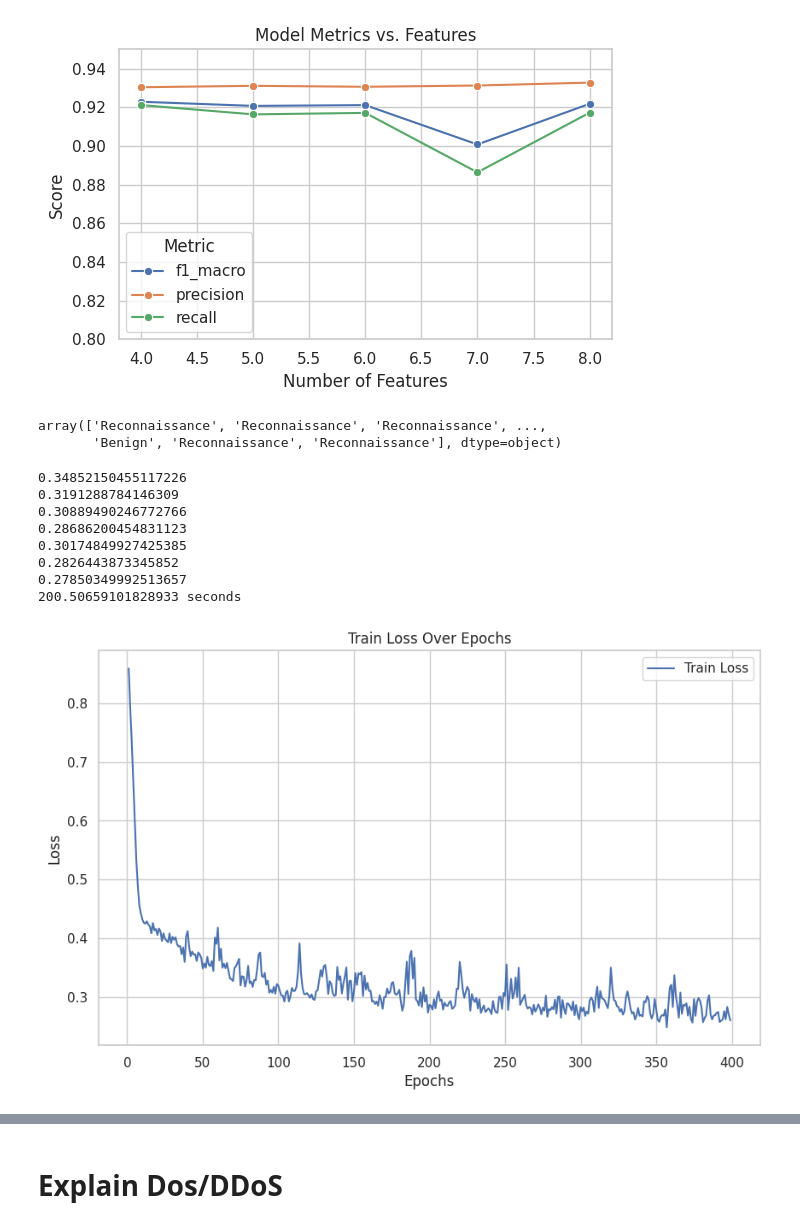
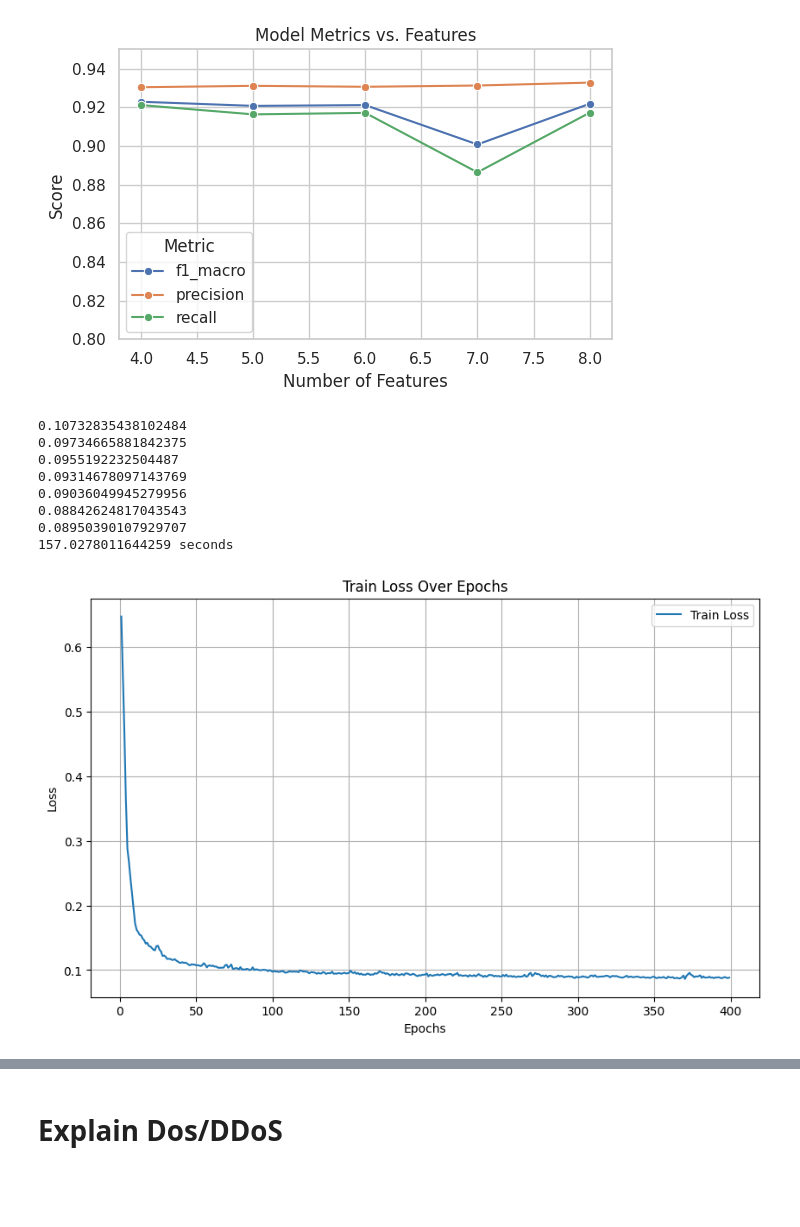
Before and after one commit to EANimesha/TrustGuard, a Jupyter notebook: Trustguard_Nf_BoT_IoT.ipynb, the cells around one changed output, grey strips where cells are left out. Drawn from its saved outputs; the diff is of its cells as text; code cells hidden in the pictures; blank space fills up the shorter version.

```diff
--- a/Trustguard_Nf_BoT_IoT.ipynb
+++ b/Trustguard_Nf_BoT_IoT.ipynb
@@ -2242,8 +2334,8 @@ attck_sub_graph.edges()
 # %%
 print(attck_sub_graph)
-# edge_mask_intrusion_round = th.round(attck_edge_mask)
-# unwanted_1 = list((edge_mask_intrusion_round == 0).nonzero(as_tuple=True)[0].cpu().detach().numpy())
-unwanted_1 = list((attck_edge_mask < 0.001).nonzero(as_tuple=True)[0].cpu().detach().numpy())
+edge_mask_intrusion_round = th.round(attck_edge_mask)
+unwanted_1 = list((edge_mask_intrusion_round == 0).nonzero(as_tuple=True)[0].cpu().detach().numpy())
+# unwanted_1 = list((attck_edge_mask < 0.001).nonzero(as_tuple=True)[0].cpu().detach().numpy())
 if attck_edge_indice in unwanted_1:
     unwanted_1.remove(attck_edge_indice)
 
@@ -2722,10 +2816,12 @@ def train_and_test(explainer_name, ratio_perc_to_keep,sorted_list, class_idx):
         'recall': class_metrics['recall']
     }
 # %%
-sorted_items_pg = {0: [0, 6, 3, 5, 1, 2, 4, 7], 1: [2, 4, 0, 1, 5, 7, 3, 6], 2: [4, 7, 0, 1, 5, 3, 6, 2], 3: [1, 7, 6, 2, 0, 5, 3, 4]}
+sorted_items_pg = {0: [6, 5, 0, 3, 2, 1, 7, 4], 1: [0, 3, 4, 2, 7, 1, 6, 5], 2: [5, 7, 4, 3, 0, 1, 2, 6], 3: [3, 5, 0, 1, 4, 7, 6, 2]}
+# {0: [0, 6, 3, 5, 1, 2, 4, 7], 1: [2, 4, 0, 1, 5, 7, 3, 6], 2: [4, 7, 0, 1, 5, 3, 6, 2], 3: [1, 7, 6, 2, 0, 5, 3, 4]}
 # {0: [7, 6, 1, 4, 3, 2, 0, 5], 1: [0, 3, 2, 4, 7, 1, 5, 6], 2: [7, 4, 5, 6, 3, 1, 2, 0], 3: [2, 0, 1, 6, 4, 5, 3, 7]}
 # {0: [3, 1, 0, 4, 6, 2, 5, 7], 1: [5, 7, 0, 3, 1, 4, 6, 2], 2: [1, 4, 7, 0, 3, 5, 6, 2], 3: [7, 0, 1, 6, 3, 2, 5, 4]}
-sorted_items_gnn = {0: [2, 1, 6, 7, 3, 4, 0, 5], 1: [2, 1, 5, 3, 0, 7, 6, 4], 2: [2, 1, 3, 7, 0, 5, 4, 6], 3: [7, 6, 3, 5, 1, 2, 4, 0]}
+sorted_items_gnn = {0: [6, 1, 2, 5, 3, 0, 7, 4], 1: [2, 3, 4, 6, 0, 5, 7, 1], 2: [4, 7, 6, 1, 3, 2, 0, 5], 3: [6, 3, 4, 1, 0, 5, 2, 7]}
+# {0: [2, 1, 6, 7, 3, 4, 0, 5], 1: [2, 1, 5, 3, 0, 7, 6, 4], 2: [2, 1, 3, 7, 0, 5, 4, 6], 3: [7, 6, 3, 5, 1, 2, 4, 0]}
 # {0: [0, 7, 5, 6, 4, 3, 1, 2], 1: [0, 3, 2, 1, 4, 5, 6, 7], 2: [1, 4, 0, 5, 6, 7, 3, 2], 3: [3, 6, 4, 0, 7, 1, 2, 5]}
 # {0: [5, 1, 4, 7, 3, 6, 2, 0], 1: [5, 2, 4, 3, 0, 7, 6, 1], 2: [2, 4, 3, 5, 0, 7, 1, 6], 3: [4, 7, 1, 3, 2, 5, 6, 0]}
 # %%
@@ -3763,7 +3870,8 @@ def predict_one_vs_all(model,graph,nfeats, efeats,selected_features_per_class):
 selected_features_per_class_gnn ={0: [2, 6, 4, 1, 5, 7, 0, 3], 1: [3, 5, 1, 6, 7, 0, 4, 2], 2: [1, 5, 6, 0, 7, 4, 2, 3], 3: [5, 3, 0, 4, 6, 1, 2, 7]}
 
 #for e-pg
-selected_features_per_class_pg = {0: [0, 6, 3, 5, 1, 2, 4, 7], 1: [2, 4, 0, 1, 5, 7, 3, 6], 2: [4, 7, 0, 1, 5, 3, 6, 2], 3: [1, 7, 6, 2, 0, 5, 3, 4]}
+selected_features_per_class_pg = {0: [6, 5, 0, 3, 2, 1, 7, 4], 1: [0, 3, 4, 2, 7, 1, 6, 5], 2: [5, 7, 4, 3, 0, 1, 2, 6], 3: [3, 5, 0, 1, 4, 7, 6, 2]}
+# {0: [0, 6, 3, 5, 1, 2, 4, 7], 1: [2, 4, 0, 1, 5, 7, 3, 6], 2: [4, 7, 0, 1, 5, 3, 6, 2], 3: [1, 7, 6, 2, 0, 5, 3, 4]}
 # {0: [7, 6, 1, 4, 3, 2, 0, 5], 1: [0, 3, 2, 4, 7, 1, 5, 6], 2: [7, 4, 5, 6, 3, 1, 2, 0], 3: [2, 0, 1, 6, 4, 5, 3, 7]}
 # %% [markdown]
 ## With E-GNNExplainer
@@ -3938,0 +4054,25 @@ df_ova_results
+# %%
+import matplotlib.pyplot as plt
+import seaborn as sns
+
+# Melt the DataFrame to have one row per metric
+df_melted = df_ova_results.melt(id_vars='features',
+                    value_vars=['f1_macro', 'precision', 'recall'],
+                    var_name='Metric', value_name='Score')
+
+# Plot
+import seaborn as sns
+sns.set(style='whitegrid')
+
+plt.figure(figsize=(6, 4))
+sns.lineplot(data=df_melted, x='features', y='Score', hue='Metric', marker='o')
+
+plt.title('Model Metrics vs. Features')
+plt.xlabel('Number of Features')
+plt.ylabel('Score')
+plt.ylim(0.80, 0.95)
+plt.legend(title='Metric')
+plt.tight_layout()
+# plt.savefig("/scratch/kc01/na3038/TrainedModels/plot.png")
+plt.show()
+#this is final result
@@ -3988,11 +4139,6 @@ plt.savefig("/scratch/kc01/na3038/TrainedModels/plot.png")
 plt.show()
 # %% [output]
 [figure]
-# %%
-le.inverse_transform(actual.cpu())
-# %% [output]
-array(['Reconnaissance', 'Reconnaissance', 'Reconnaissance', ...,
-       'Benign', 'Reconnaissance', 'Reconnaissance'], dtype=object)
 # %%
 nfeats = G.ndata['h']
 efeats = G.edata['h']
@@ -4003,45 +4149,45 @@ train_mask = G.edata['train_mask']
 selected_features_per_class =selected_features_per_class_pg
 df_ova_results=[]
 
-num=4
+num=8
 model = Model(num, 128, num, F.relu, 0.2).cuda()
 opt = th.optim.Adam(model.parameters())
 
 start_time = timeit.default_timer()
 
 selected_features_per_class_r = {}
 for key in selected_features_per_class:
   selected_features_per_class_r[key] = selected_features_per_class[key][:num]
 
 train_losses = []
 for epoch in range(1,400):#200
   avg_loss = train_one_vs_all(model,G,nfeats, efeats,  edge_label, train_mask, opt, 4,selected_features_per_class_r)
   train_losses.append(avg_loss)
   if epoch % 50 ==0:
       print(avg_loss)
 
 elapsed = timeit.default_timer() - start_time
 print(str(elapsed) + ' seconds')
 
 epochs = range(1, 400)
 plt.figure(figsize=(10, 6))
 plt.plot(epochs, train_losses, label='Train Loss')
 plt.xlabel('Epochs')
 plt.ylabel('Loss')
 plt.title('Train Loss Over Epochs')
 plt.legend()
 plt.grid(True)
 plt.show()
 # %% [output]
-0.34852150455117226
-0.3191288784146309
-0.30889490246772766
-0.28686200454831123
-0.30174849927425385
-0.2826443873345852
-0.27850349992513657
-200.50659101828933 seconds
+0.10732835438102484
+0.09734665881842375
+0.0955192232504487
+0.09314678097143769
+0.09036049945279956
+0.08842624817043543
+0.08950390107929707
+157.0278011644259 seconds
-[figure, old version]
+[figure, new version]
 # %%
 start_time = timeit.default_timer()
 nfeats_test = G_test.ndata['feature']
```
Also changed, not shown: parts of 52 cells of this notebook, 1 other file.
